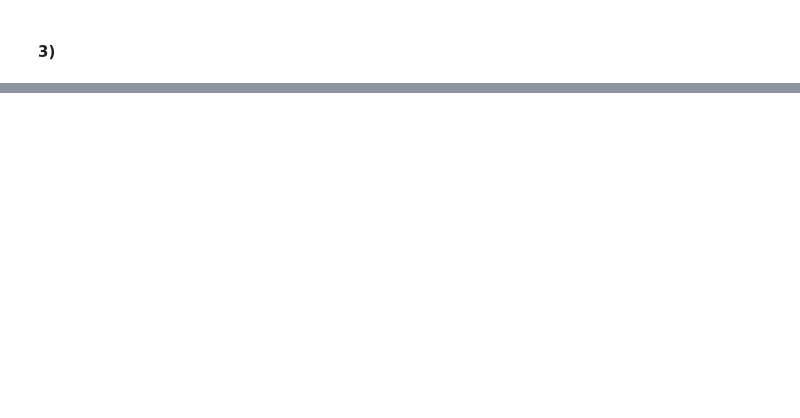
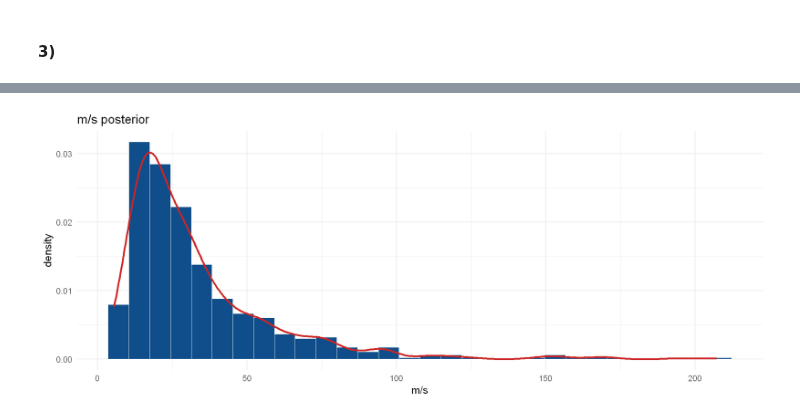
Before and after one commit to Berto70/advstat, a Jupyter notebook: ex5/Bertinelli_Gabriele_Rlab05.ipynb, the cells around one changed output, grey strips where cells are left out. Cells and saved outputs as stored; diff of their text form; code cells hidden in the pictures; blank space fills up the shorter version.

```diff
--- a/ex5/Bertinelli_Gabriele_Rlab05.ipynb
+++ b/ex5/Bertinelli_Gabriele_Rlab05.ipynb
@@ -413,0 +481,14 @@ sigma.post
+# %%
+chain2.df <- as.data.frame(as.mcmc(chain2))
+
+param.ratio <- chain2.df$m / chain2.df$s
+
+ratio.post <- ggplot() +
+    geom_histogram(aes(x=param.ratio, after_stat(density)), bins = 30, color = "ivory", fill = "dodgerblue4") +
+    geom_density(aes(x=param.ratio), color = "firebrick3", lwd = 1.5) +
+    labs(title='m/s posterior', x='m/s') +
+    theme_minimal(base_size = 18)
+
+ratio.post
+# %% [output]
+[figure, added]
```
Also changed, not shown: parts of 8 cells of this notebook.
